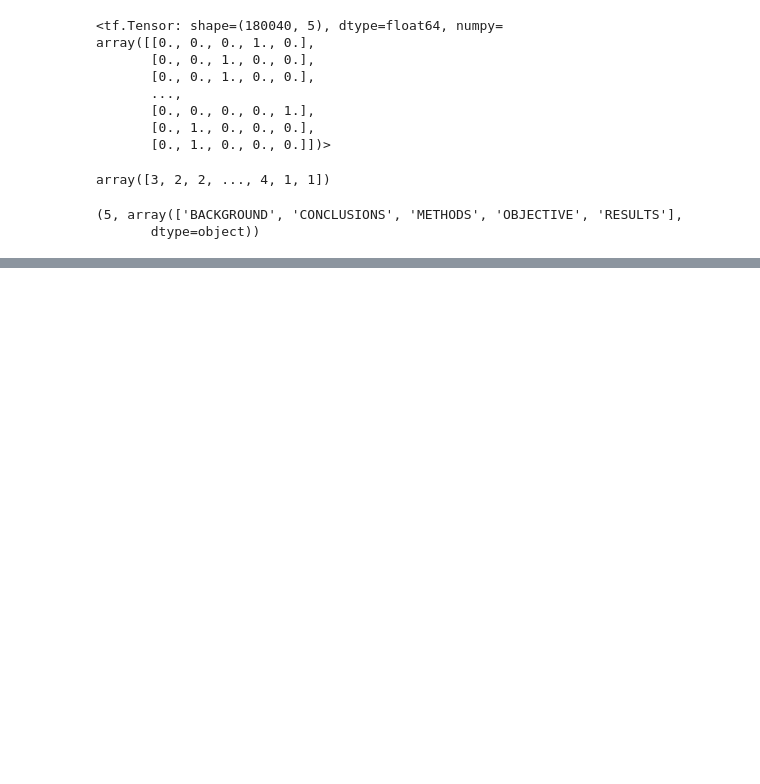
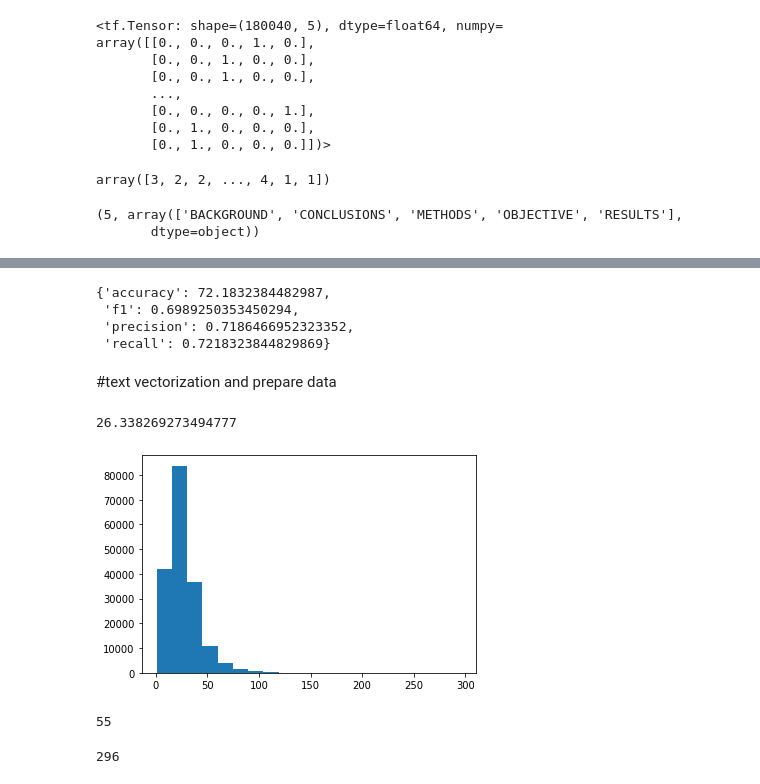
Before and after one commit to ParsaSinichi/Tensorflow_DL, a Jupyter notebook: SkimLit.ipynb, the cells around one changed output, grey strips where cells are left out. Drawn from its saved outputs; the diff is of its cells as text; code cells hidden in the pictures; blank space fills up the shorter version.

Commit message:
created Baseline model and Data Preparing for  text vectorizer layer

```diff
--- a/SkimLit.ipynb
+++ b/SkimLit.ipynb
@@ -255,0 +300,11 @@ num_classes,class_names
+# %%
+#calculate baseline results
+base_line_results=calculate_results(y_true=val_labels_encoded,y_pred=baseline_preds)
+base_line_results
+# %% [output]
+{'accuracy': 72.1832384482987,
+ 'f1': 0.6989250353450294,
+ 'precision': 0.7186466952323352,
+ 'recall': 0.7218323844829869}
+# %% [markdown]
+#text vectorization and prepare data
@@ -255,0 +315,24 @@ num_classes,class_names
+# %%
+#How long is each sentence on average ?
+sent_lens = [len(sentence.split()) for sentence in train_sentences]
+avg_sent_len = np.mean(sent_lens)
+avg_sent_len
+# %% [output]
+26.338269273494777
+# %%
+# What's the distribution look like?
+import matplotlib.pyplot as plt
+plt.hist(sent_lens, bins=20);
+# %% [output]
+[figure, added]
+# %%
+# How long of a setnence lenght covers 95% of examples?
+output_seq_len=int(np.percentile(sent_lens,95))
+output_seq_len
+# %% [output]
+55
+# %%
+#Maximum sequence length
+max(sent_lens)
+# %% [output]
+296
```
Also changed, not shown: parts of 10 cells of this notebook.
